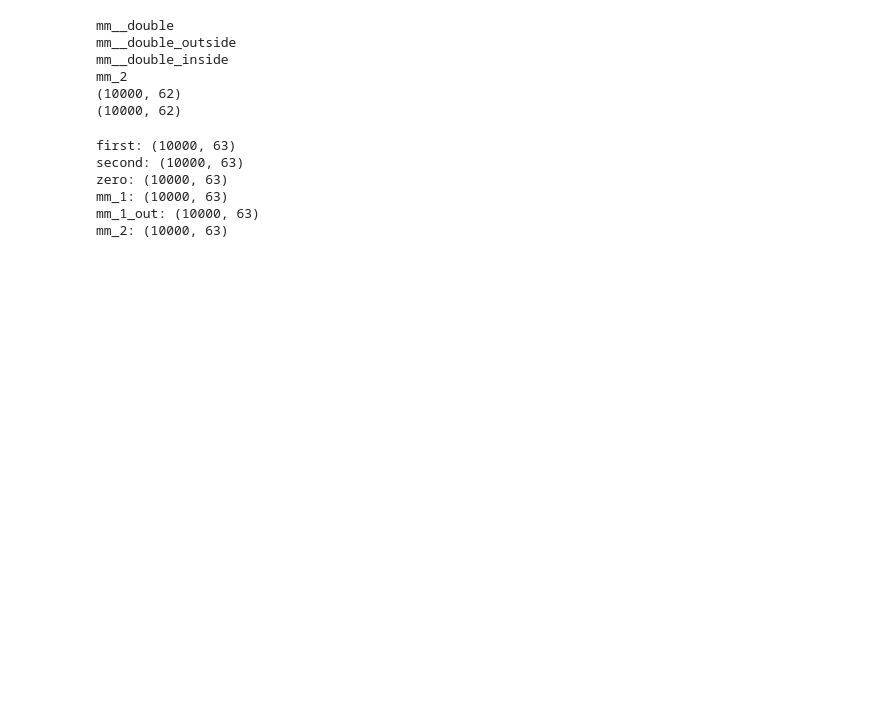
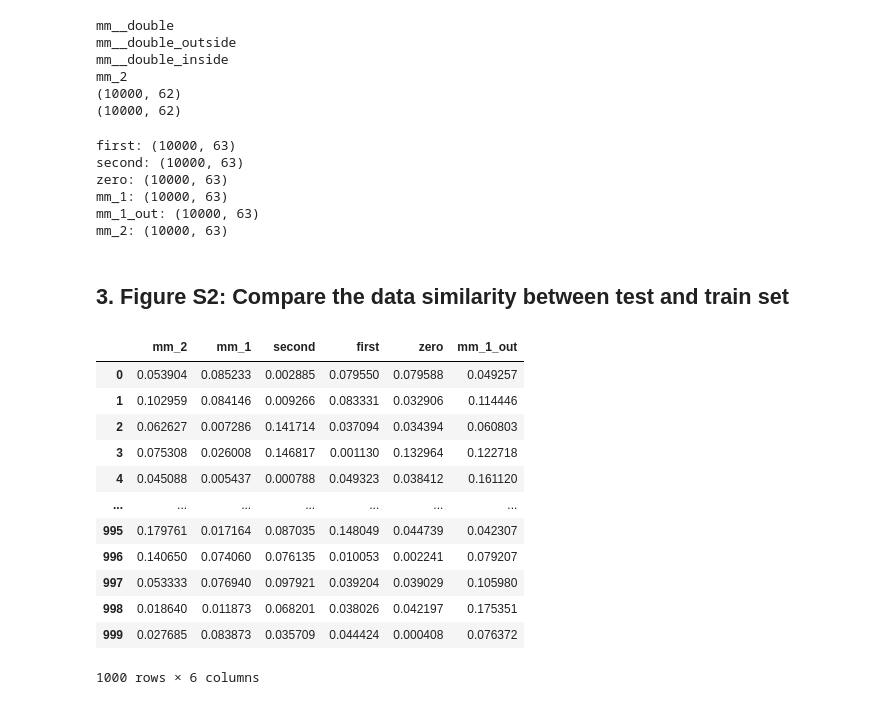
Before and after one commit to tom832/Classification_of_Substrate_Orders_in_Reaction_Kinetics, a Jupyter notebook: prepare_data.ipynb, the cells around one changed output. Drawn from its saved outputs; the diff is of its cells as text; code cells hidden in the pictures; blank space fills up the shorter version.

```diff
--- a/prepare_data.ipynb
+++ b/prepare_data.ipynb
@@ -512,3 +524,48 @@ for set_ in ['train_val', 'test']:
     data_feat['id'] = data_feat.index
     data_feat['class'] = data_feat['id'].apply(lambda x: x.split('-')[0])
     data_feat.to_csv(os.path.join(data_root, f'{set_}_tsfresh_feat.csv'), index=False)
+# %% [markdown]
+## 3. Figure S2: Compare the data similarity between test and train set
+# %%
+from scipy.spatial.distance import cdist
+import numpy as np
+import seaborn as sns
+from matplotlib import pyplot as plt
+sns.set_theme(style="white")
+sns.set_context("paper", font_scale=1.5)
+plt.rcParams['font.family'] = 'Arial'
+
+
+def compute_distances(train, test):
+    classes = train['class'].unique()
+    distances = {cls: [] for cls in classes}
+
+    for _, test_row in tqdm(test.iterrows(), total=len(test), desc='Computing distances'):
+        cls = test_row['class']
+        test_feature = np.array([np.float64(i) for i in test_row.values[1:-1]]).reshape(1,-1)
+        train_feature = train.iloc[:, 1:-1]
+
+        distance = cdist(train_feature.values, test_feature, metric='euclidean').min()
+        distances[cls].append(distance)
+
+    return distances
+
+train_val_data = pd.read_csv('data/6_class/train_val.csv').drop(columns=['old_class'])
+test_data = pd.read_csv('data/6_class/test.csv').drop(columns=['old_class'])
+distances = compute_distances(train_val_data, test_data)
+distances_df = pd.DataFrame(distances)
+distances_df
+# %% [output]
+|  | mm_2 | mm_1 | second | first | zero | mm_1_out |
+| 0 | 0.053904 | 0.085233 | 0.002885 | 0.079550 | 0.079588 | 0.049257 |
+| 1 | 0.102959 | 0.084146 | 0.009266 | 0.083331 | 0.032906 | 0.114446 |
+| 2 | 0.062627 | 0.007286 | 0.141714 | 0.037094 | 0.034394 | 0.060803 |
+| 3 | 0.075308 | 0.026008 | 0.146817 | 0.001130 | 0.132964 | 0.122718 |
+| 4 | 0.045088 | 0.005437 | 0.000788 | 0.049323 | 0.038412 | 0.161120 |
+| ... | ... | ... | ... | ... | ... | ... |
+| 995 | 0.179761 | 0.017164 | 0.087035 | 0.148049 | 0.044739 | 0.042307 |
+| 996 | 0.140650 | 0.074060 | 0.076135 | 0.010053 | 0.002241 | 0.079207 |
+| 997 | 0.053333 | 0.076940 | 0.097921 | 0.039204 | 0.039029 | 0.105980 |
+| 998 | 0.018640 | 0.011873 | 0.068201 | 0.038026 | 0.042197 | 0.175351 |
+| 999 | 0.027685 | 0.083873 | 0.035709 | 0.044424 | 0.000408 | 0.076372 |
+1000 rows × 6 columns
```
Also changed, not shown: parts of 3 cells of this notebook.
